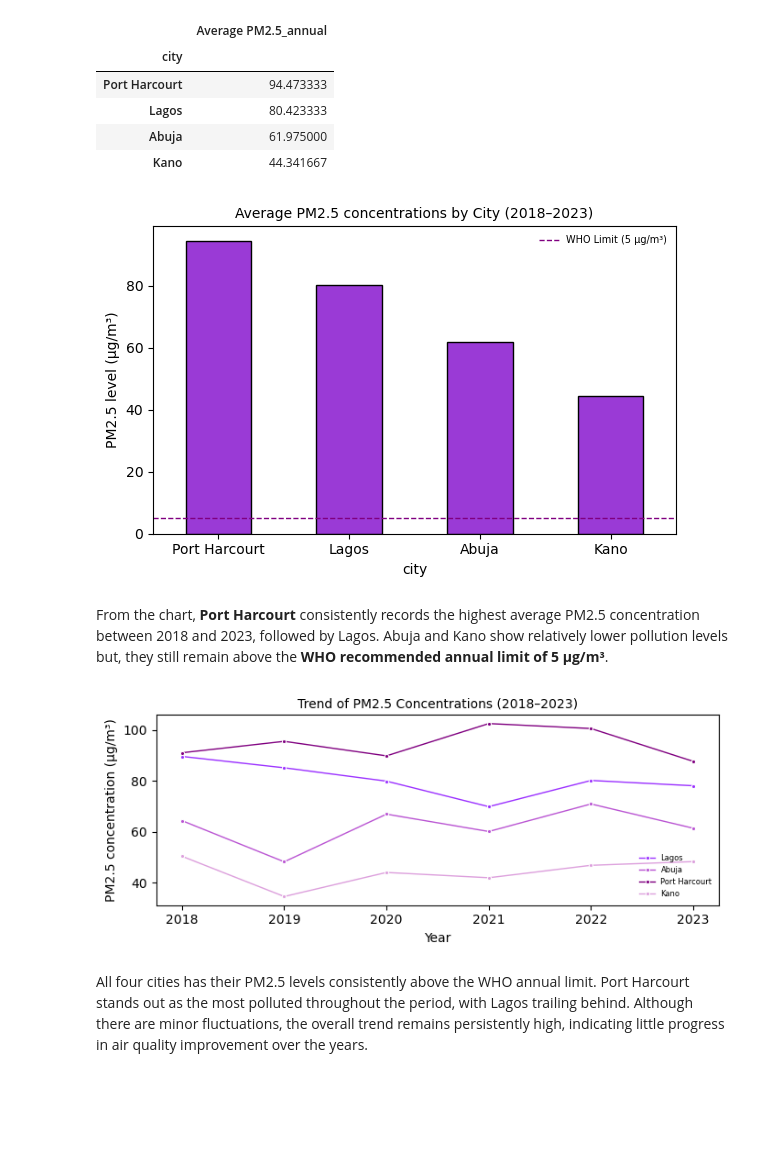
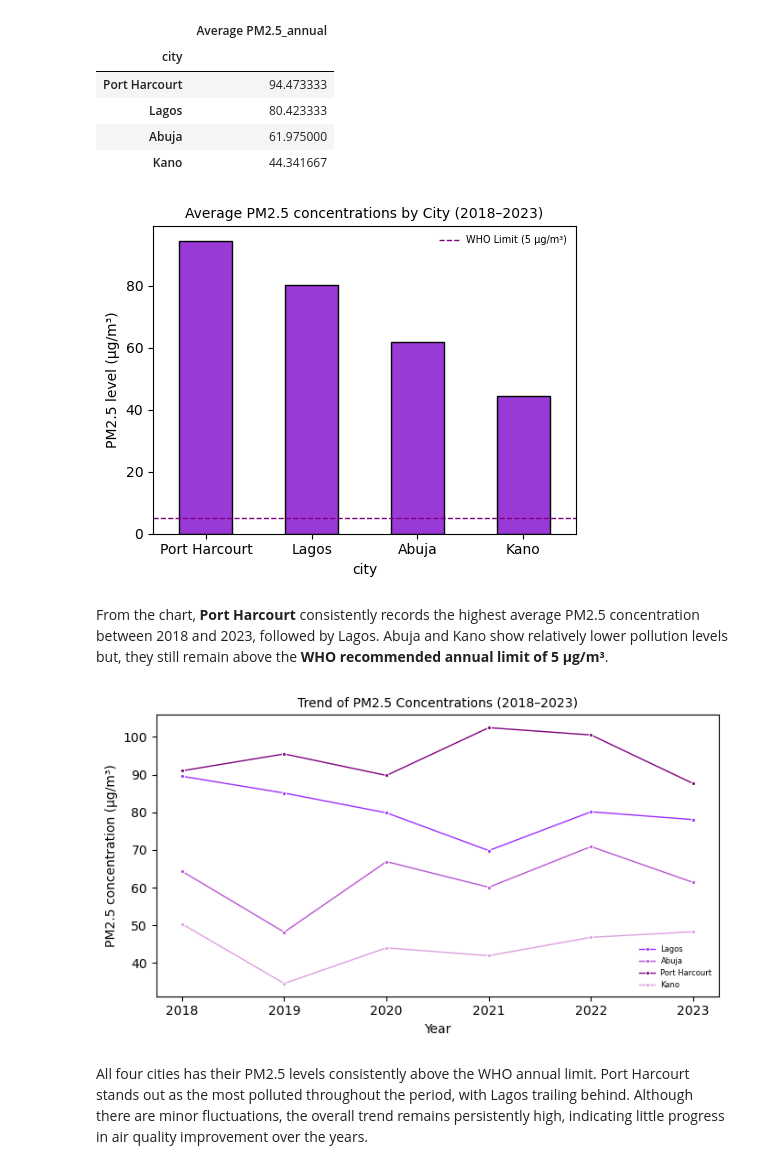
Before and after one commit to DataxEnv/environmental-health-analysis, a Jupyter notebook: environmental_health_analysis.ipynb, the cells around one changed output. Cells and saved outputs as stored; diff of their text form; code cells hidden in the pictures; blank space fills up the shorter version.

```diff
--- a/environmental_health_analysis.ipynb
+++ b/environmental_health_analysis.ipynb
@@ -7,10 +7,11 @@ import pandas as pd
 import numpy as np
 import matplotlib.pyplot as plt
 import seaborn as sns
+from scipy.stats import pearsonr
 
 # Set plot style
 plt.style.use('default')
-plt.rcParams['axes.prop_cycle'] = plt.cycler(color=['#636EFB', '#FFFFFF'])
+plt.rcParams['axes.prop_cycle'] = plt.cycler(color=['#9B30FF', '#BA55D3', '#800080', '#DDA0DD'])
 # %%
 df = pd.read_csv('dataset/Airpollution-and-Publichealth_dataset.csv')
 # %% [markdown]
@@ -156,29 +157,30 @@ city_pm25.to_frame(name= 'Average PM2.5_annual')
 # %%
 # plot of Average PM2.5 concentration per city
 
-plt.figure(figsize=(6,4))
+plt.figure(figsize=(5,4))
 sns.barplot(x=city_pm25.index, y=city_pm25.values, color='#A020F0', width=0.5, edgecolor='k')
 plt.title('Average PM2.5 concentrations by City (2018–2023)', fontsize=10)
 plt.ylabel('PM2.5 level (µg/m³)')
 plt.xlabel('city')
 
 plt.axhline(y=5, color='purple', linestyle='--', linewidth=1, label='WHO Limit (5 µg/m³)')
 plt.legend(fontsize=7, loc='upper right', frameon=False)
 
 plt.tight_layout()
 plt.show()
 # %% [output]
-[figure, old version]
+[figure, new version]
 # %% [markdown]
 From the chart, **Port Harcourt** consistently records the highest average PM2.5 concentration between 2018 and 2023, followed by Lagos. Abuja and Kano show relatively lower pollution levels but, they still remain above the **WHO recommended annual limit of 5 µg/m³**.
 # %%
 # PM2.5 Concentrations Over Time (2018–2024)
 
-plt.figure(figsize=(7,3))
+plt.figure(figsize=(7,4))
 sns.lineplot(data=df, x='year', y='pm25_annual',
              hue='city', marker='.',
              linewidth= 1,
-             palette=['#9B30FF', '#BA55D3', '#800080', '#DDA0DD'])
+             palette=['#9B30FF', '#BA55D3', '#800080', '#DDA0DD']
+            )
 plt.title('Trend of PM2.5 Concentrations (2018–2023)', fontsize=10)
 plt.ylabel('PM2.5 concentration (µg/m³)')
 plt.xlabel('Year')
@@ -187,7 +189,7 @@ plt.legend(fontsize=6, title_fontsize=7, loc='lower right', frameon=False)
 plt.tight_layout()
 plt.show()
 # %% [output]
-[figure, old version]
+[figure, new version]
 # %% [markdown]
 All four cities has their PM2.5 levels consistently above the WHO annual limit.
 Port Harcourt stands out as the most polluted throughout the period, with Lagos trailing behind. Although there are minor fluctuations, the overall trend remains persistently high, indicating little progress in air quality improvement over the years.
```
Also changed, not shown: parts of 7 cells of this notebook.
